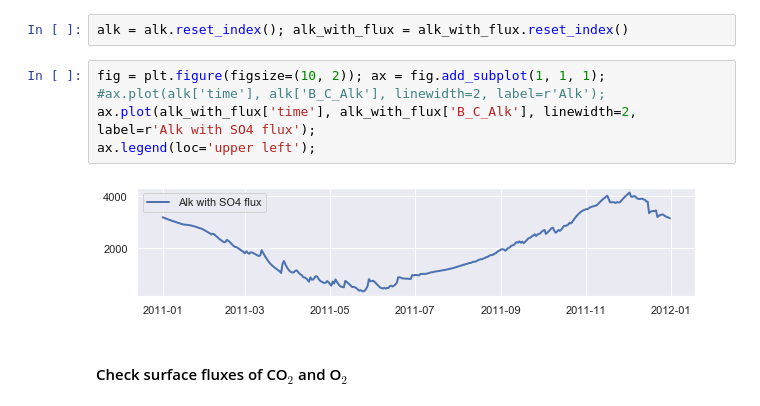
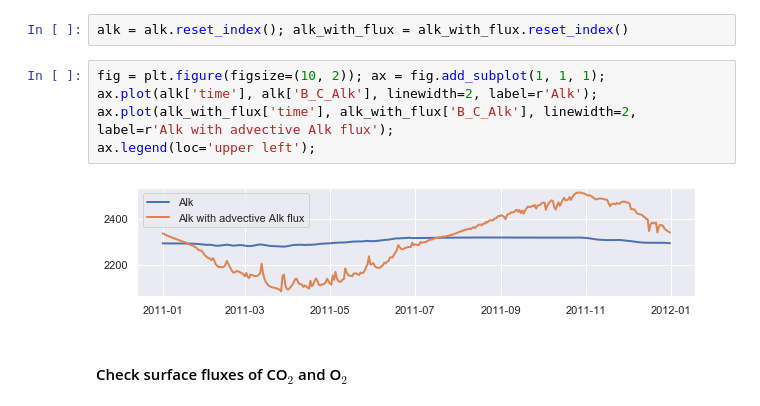
Before and after one commit to limash/Carbon_dioxide_absorption_drivers, a Jupyter notebook: 4_air-sea_flluxes_NS.ipynb, the cells around one changed output. Saved outputs shown, nothing was run; the diff lists cells and outputs as text.

```diff
--- a/4_air-sea_flluxes_NS.ipynb
+++ b/4_air-sea_flluxes_NS.ipynb
@@ -29,11 +29,11 @@ alk_with_flux = alk_surface.loc['2011-01-01':'2011-12-31']
 alk = alk.reset_index(); alk_with_flux = alk_with_flux.reset_index()
 # %%
 fig = plt.figure(figsize=(10, 2)); ax = fig.add_subplot(1, 1, 1);
-#ax.plot(alk['time'], alk['B_C_Alk'], linewidth=2, label=r'Alk');
-ax.plot(alk_with_flux['time'], alk_with_flux['B_C_Alk'], linewidth=2, label=r'Alk with SO4 flux');
+ax.plot(alk['time'], alk['B_C_Alk'], linewidth=2, label=r'Alk');
+ax.plot(alk_with_flux['time'], alk_with_flux['B_C_Alk'], linewidth=2, label=r'Alk with advective Alk flux');
 ax.legend(loc='upper left');
 # %% [output]
-[figure, old version]
+[figure, new version]
 # %% [markdown]
 #### Check surface fluxes of CO$_2$ and O$_2$
 # %%
```
Also changed, not shown: parts of 1 cell of this notebook.
